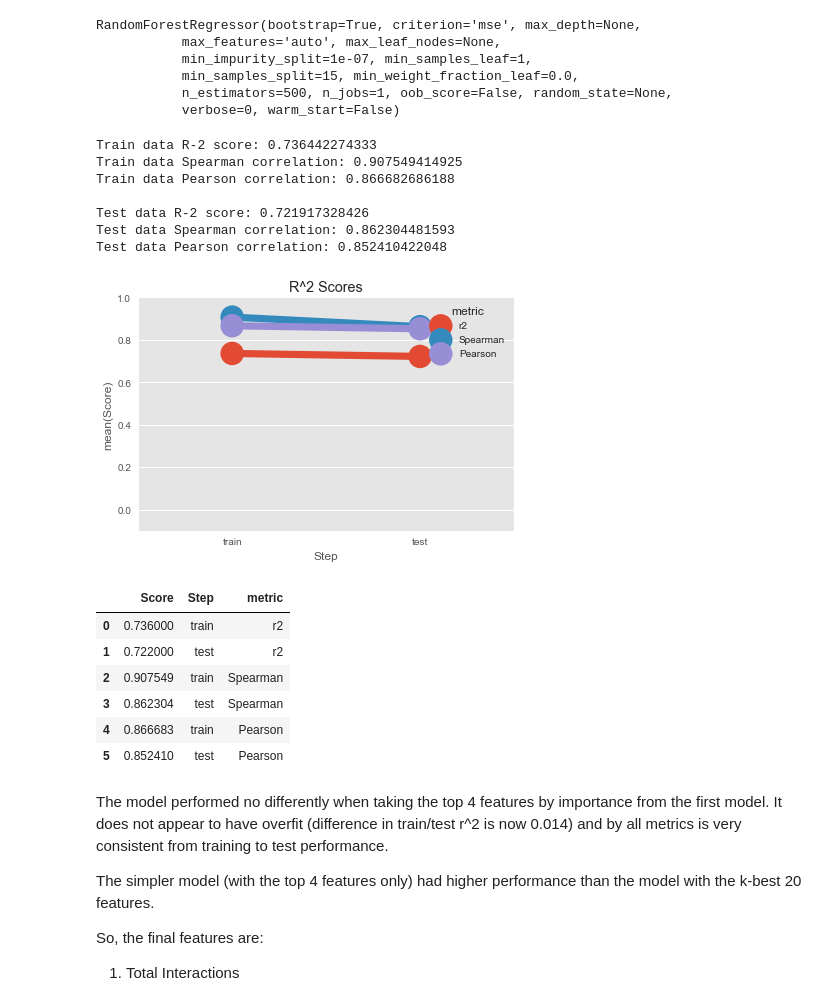
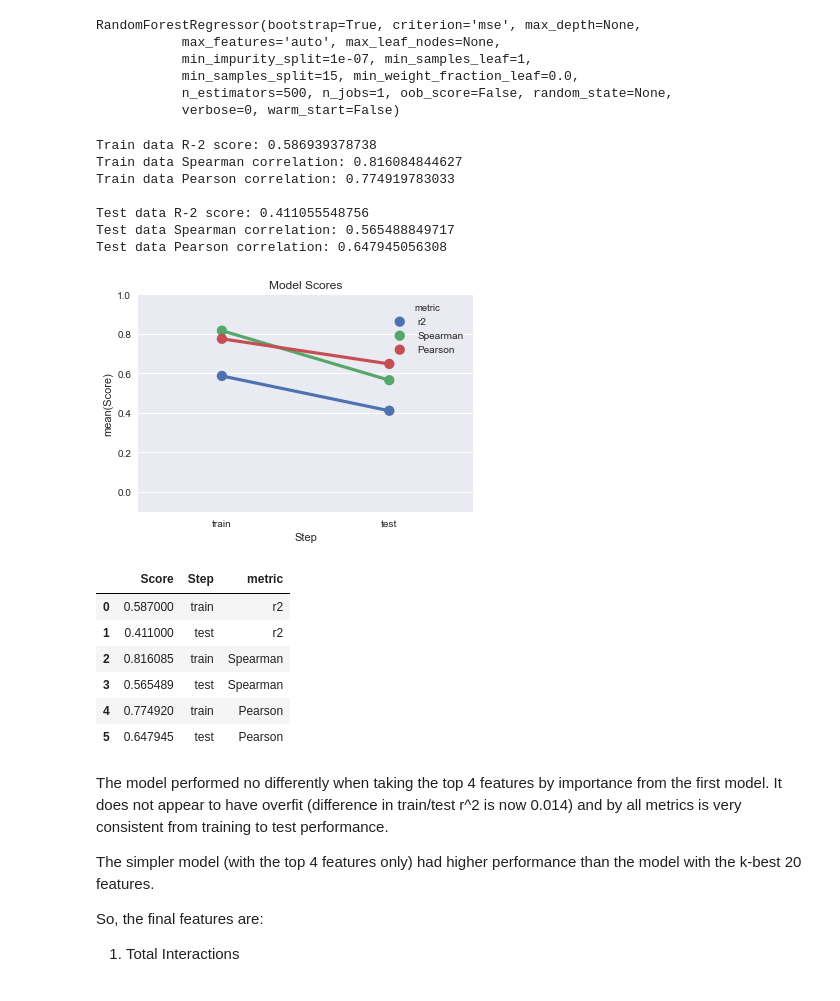
Before and after one commit to jacobod/Facebook-Metrics-Prediction, a Jupyter notebook: Predicting Lifetime Facebook Post Engaged Users.ipynb, the cells around one changed output. Saved outputs shown, nothing was run; the diff lists cells and outputs as text; code cells hidden in the pictures.

```diff
--- a/Predicting Lifetime Facebook Post Engaged Users.ipynb
+++ b/Predicting Lifetime Facebook Post Engaged Users.ipynb
@@ -341,13 +368,18 @@ df.head()
+# %%
+scaler = MinMaxScaler(feature_range=(0,1))
+df['Scaled_Lifetime Post Total Reach'] = scaler.fit_transform(df['Lifetime Post Total Reach'])
+df['scaled_Page total likes'] = scaler.fit_transform(df['Page total likes'])
 # %% [markdown]
 ### Train Test Split
 # %%
 #
-x = df[['Page total likes','Paid','Video','Status','Photo','Total Interactions',#"like",'comment','share',
+x = df[['scaled_Page total likes','Paid','Video','Status','Photo','Total Interactions',#"like",'comment','share',
     'Cat_1','Cat_2','Mo','Tu','Sa',"We",'Th','Fr',
        'hr__17','hr__1','hr__2','hr__3','hr__4','hr__5', 'hr__6','hr__7','hr__8',
         'hr__9','hr__10','hr__11','hr__12','hr__13','hr__14','hr__15','hr__16','Mo_1',
        'Mo_2','Mo_12','Mo_4','Mo_5','Mo_6','Mo_7','Mo_8','Mo_9','Mo_11','Mo_10']]
 y = df['Lifetime Engaged Users']
+#y = df['Scaled_Lifetime Post Total Reach']
 # %% [markdown]
 #### Feature Selection
 # %%
@@ -366,6 +398,7 @@ array([ 0,  3,  4,  5,  6,  7,  9, 10, 14, 15, 16, 17, 20, 24, 27, 32, 33,
        35, 38, 41])
 # %%
 # filtering the reduced columns
+ogCols = x.columns
 new_cols = [ogCols[i] for i in k_best.get_support(indices=True)]
 new_cols
 # %% [output]
@@ -418,7 +451,7 @@ Index([u'Page total likes', u'Status', u'Photo', u'Total Interactions',
 I will use both a Linear Regression model and a Lasso Regression model. The former to serve as a benchmark, and the latter to reduce dimensionality when I use the Random Forest model, which will help overfitting.
 # %%
 reg = linear_model.LinearRegression(normalize=True)
-lasso = linear_model.Lasso()
+lasso = linear_model.Lasso(normalize=True)
 reg.fit(x_train,y_train)
 lasso.fit(x_train,y_train)
 # %% [output]
@@ -657,26 +705,26 @@ RandomForestRegressor(bootstrap=True, criterion='mse', max_depth=None,
            n_estimators=500, n_jobs=1, oob_score=False, random_state=None,
            verbose=0, warm_start=False)
 # %%
-newRfPerf = RFScorePlot(newRf,x_test=x_test,x_train=x_train,y_test=y_test,y_train=y_train)
+newRfPerf = RegScorePlot(newRf,x_test=x_test,x_train=x_train,y_test=y_test,y_train=y_train)
 # %% [output]
-Train data R-2 score: 0.736442274333
-Train data Spearman correlation: 0.907549414925
-Train data Pearson correlation: 0.866682686188
+Train data R-2 score: 0.586939378738
+Train data Spearman correlation: 0.816084844627
+Train data Pearson correlation: 0.774919783033
 
-Test data R-2 score: 0.721917328426
-Test data Spearman correlation: 0.862304481593
-Test data Pearson correlation: 0.852410422048
+Test data R-2 score: 0.411055548756
+Test data Spearman correlation: 0.565488849717
+Test data Pearson correlation: 0.647945056308
-[figure, old version]
+[figure, new version]
 # %%
 newRfPerf
 # %% [output]
 |  | Score | Step | metric |
-| 0 | 0.736000 | train | r2 |
-| 1 | 0.722000 | test | r2 |
-| 2 | 0.907549 | train | Spearman |
-| 3 | 0.862304 | test | Spearman |
-| 4 | 0.866683 | train | Pearson |
-| 5 | 0.852410 | test | Pearson |
+| 0 | 0.587000 | train | r2 |
+| 1 | 0.411000 | test | r2 |
+| 2 | 0.816085 | train | Spearman |
+| 3 | 0.565489 | test | Spearman |
+| 4 | 0.774920 | train | Pearson |
+| 5 | 0.647945 | test | Pearson |
 # %% [markdown]
 The model performed no differently when taking the top 4 features by importance from the first model. It does not appear to have overfit (difference in train/test r^2 is now 0.014) and by all metrics is very consistent from training to test performance.
 
```
Also changed, not shown: parts of 27 cells of this notebook, 1 other file.
